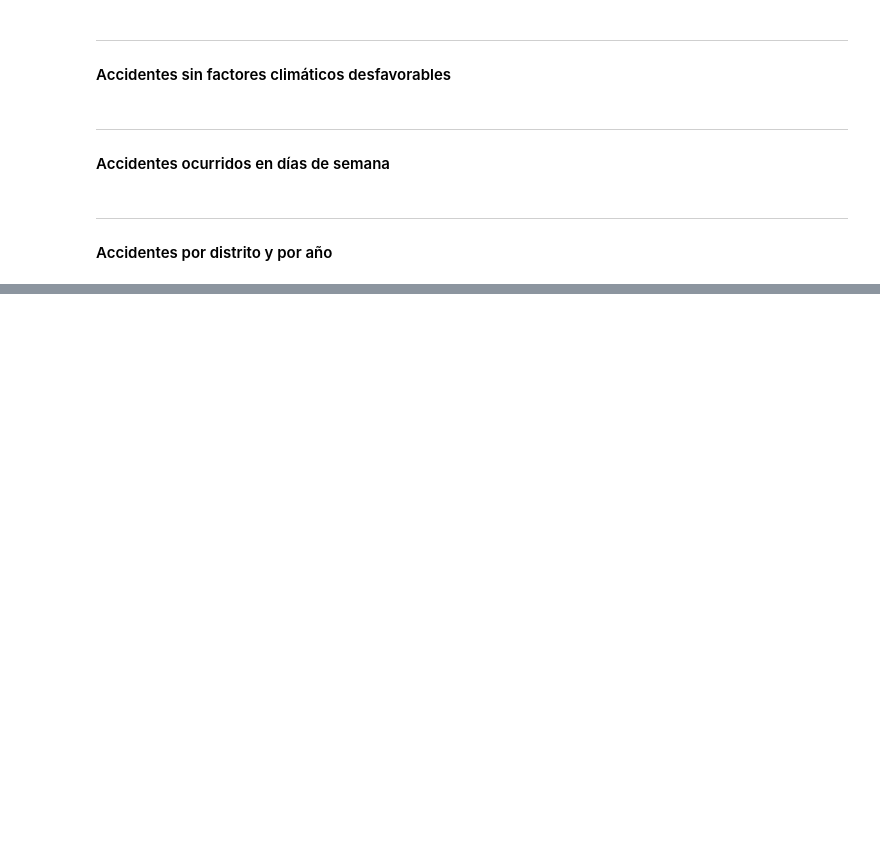
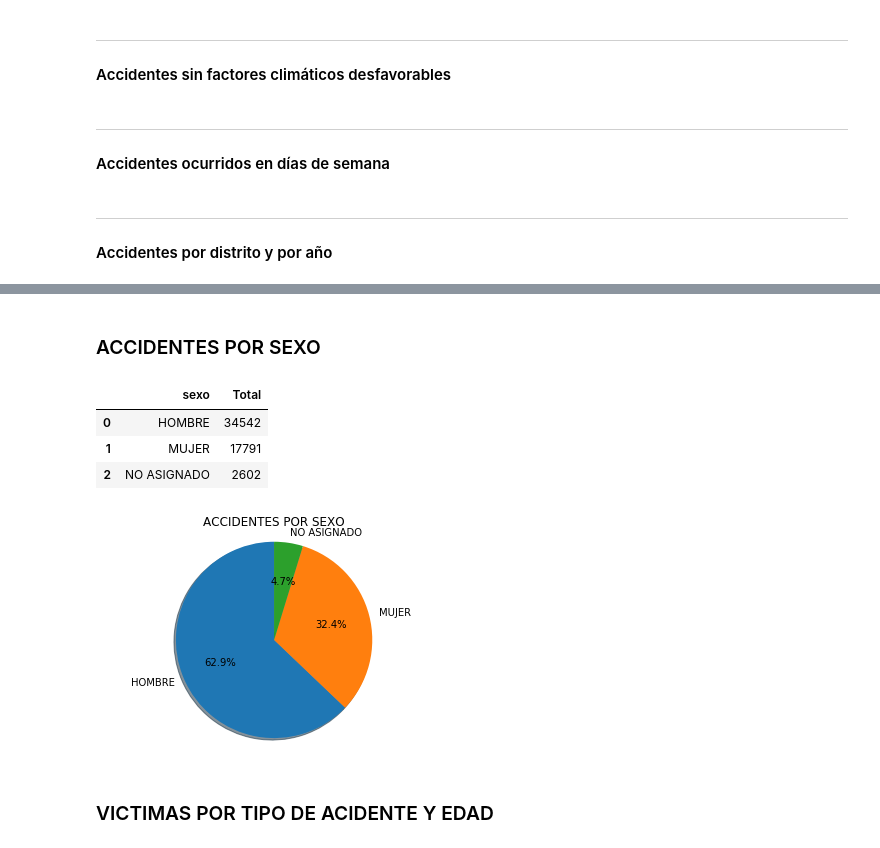
Before and after one commit to nelsonsaturno/practica_analitica, a Jupyter notebook: accidentes_madrid.ipynb, the cells around one changed output, grey strips where cells are left out. Saved outputs shown, nothing was run; the diff lists cells and outputs as text; code cells hidden in the pictures; blank space fills up the shorter version.

```diff
--- a/accidentes_madrid.ipynb
+++ b/accidentes_madrid.ipynb
@@ -42,6 +42,8 @@ Datos en los ficheros:
 ### Carga de datos
 # %%
 import pandas as pd
+import numpy as np
+import matplotlib.pyplot as plt
 
 # Se cargan los datos y se renombran todas las columnas
 new_names = [
@@ -67,3 +69,19 @@ df_accidents_2018 = pd.read_excel(
 
 # Unión de datos 2017-2018
 df_all_accidents = pd.concat([df_accidents_2017, df_accidents_2018], sort=False)
+
+#Limpiezas
+df_all_accidents['tramo_edad']=df_all_accidents['tramo_edad'].str.replace('DE 6 A 9 AÑOS','DE 06 A 9 AÑOS')
+df_all_accidents['tipo_accidente']=df_all_accidents['tipo_accidente'].str.strip()
+df_all_accidents['tipo_vehiculo']=df_all_accidents['tipo_vehiculo'].str.strip()
+df_all_accidents['rango_horario']=df_all_accidents['rango_horario'].str.replace(' 1:',' 01:')
+df_all_accidents['rango_horario']=df_all_accidents['rango_horario'].str.replace(' 2:',' 02:')
+df_all_accidents['rango_horario']=df_all_accidents['rango_horario'].str.replace(' 3:',' 03:')
+df_all_accidents['rango_horario']=df_all_accidents['rango_horario'].str.replace(' 4:',' 04:')
+df_all_accidents['rango_horario']=df_all_accidents['rango_horario'].str.replace(' 5:',' 05:')
+df_all_accidents['rango_horario']=df_all_accidents['rango_horario'].str.replace(' 6:',' 06:')
+df_all_accidents['rango_horario']=df_all_accidents['rango_horario'].str.replace(' 7:',' 07:')
+df_all_accidents['rango_horario']=df_all_accidents['rango_horario'].str.replace(' 8:',' 08:')
+df_all_accidents['rango_horario']=df_all_accidents['rango_horario'].str.replace(' 9:',' 09:')
+
+df_all_accidents
@@ -132,0 +178,2 @@ if not df_accidents_2018['num_victimas'].sum() == df_injuries_by_year[2018].sum(
+# %% [markdown]
+### ACCIDENTES POR SEXO
@@ -132,0 +182,21 @@ if not df_accidents_2018['num_victimas'].sum() == df_injuries_by_year[2018].sum(
+# %%
+
+df_sexo=df_all_accidents.groupby(['sexo'])['fecha'].count().reset_index().rename(columns={'fecha' : 'Total'})
+df_sexo
+# %% [output]
+|  | sexo | Total |
+| 0 | HOMBRE | 34542 |
+| 1 | MUJER | 17791 |
+| 2 | NO ASIGNADO | 2602 |
+# %%
+fig, ax = plt.subplots()
+ax.pie(df_sexo.Total, labels=df_sexo.sexo, autopct='%1.1f%%',
+        shadow=True, startangle=90)
+ax.set_title('ACCIDENTES POR SEXO')
+ax.axis('equal')  # Equal aspect ratio ensures that pie is drawn as a circle.
+
+plt.show()
+# %% [output]
+[figure, added]
+# %% [markdown]
+### VICTIMAS POR TIPO DE ACIDENTE Y EDAD
```
Also changed, not shown: parts of 16 cells of this notebook.
